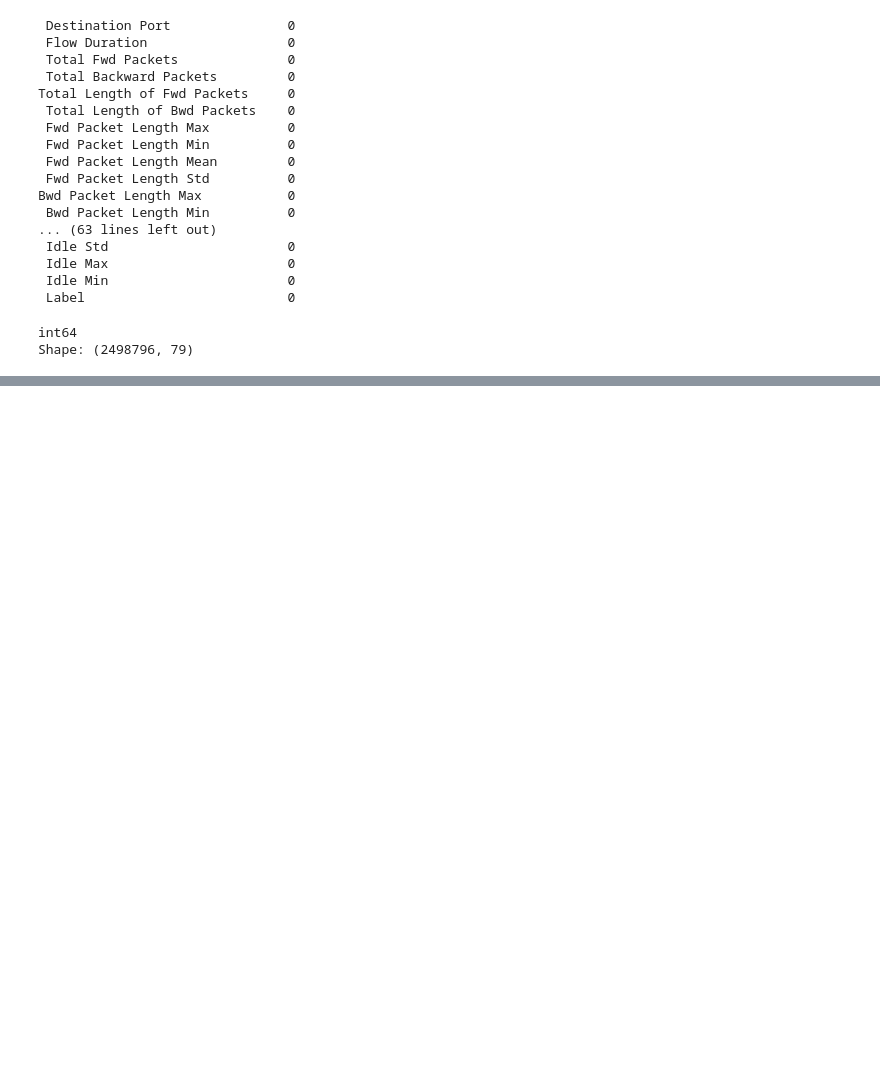
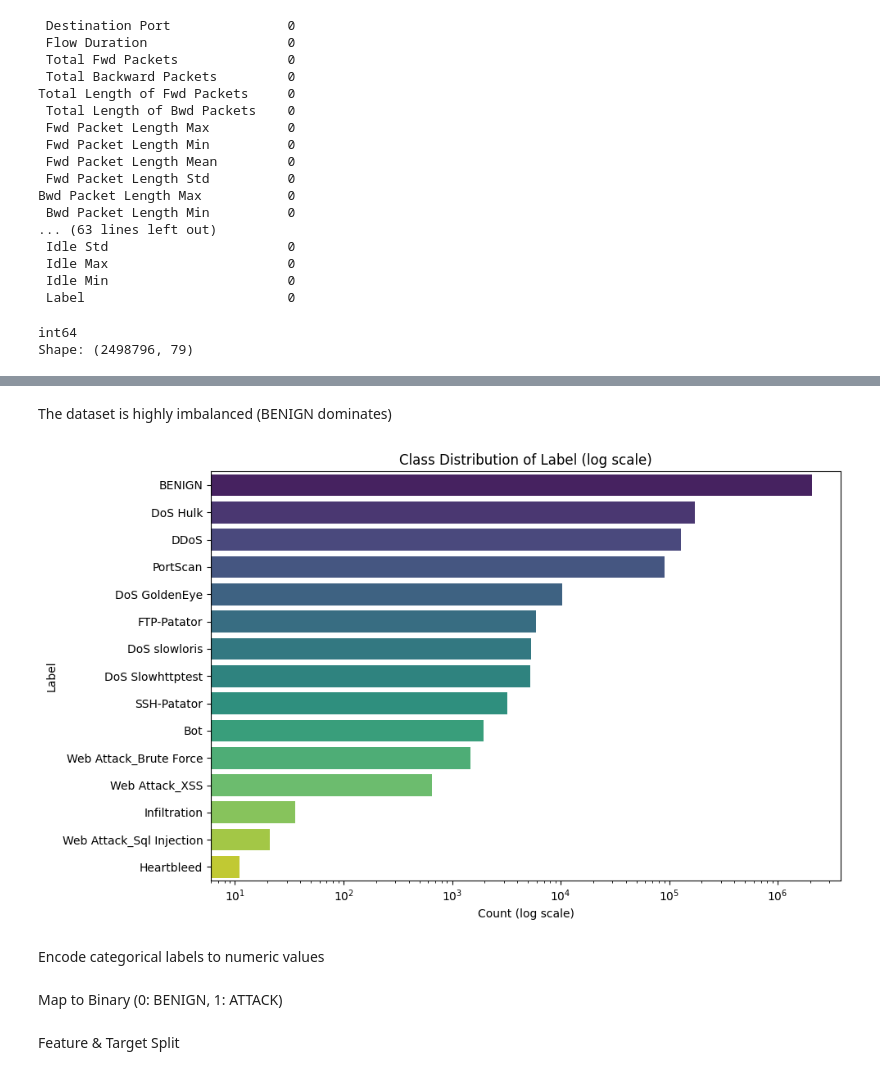
Before and after one commit to Team4-Project2-Sic/Network-Intrusion_Project2_SIC, a Jupyter notebook: project2_Sic_Coding.ipynb, the cells around one changed output, grey strips where cells are left out. Drawn from its saved outputs; the diff is of its cells as text; code cells hidden in the pictures; blank space fills up the shorter version.

Commit message:
Update project notebook

```diff
--- a/project2_Sic_Coding.ipynb
+++ b/project2_Sic_Coding.ipynb
@@ -10,7 +11,7 @@ warnings.filterwarnings("ignore")
 # %% [markdown]
 Read Data
 # %%
-df_data = pd.read_csv("E:\Projects SIC\Project 2\combinenew.csv")
+df_data = pd.read_csv("E:\Radwa CS\SIC - AI\Project 2\combinenew.csv")
 df_data.shape
 # %% [output]
 (2830744, 79)
@@ -168,0 +172,6 @@ Shape: (2498796, 79)
+# %%
+label_counts = df_data['Label'].value_counts()
+label_percentage = df_data['Label'].value_counts(normalize=True) * 100
+
+distribution = pd.DataFrame({'Count': label_counts, 'Percentage': label_percentage.round(3)})
+print(distribution)
@@ -168,0 +196,15 @@ Shape: (2498796, 79)
+# %% [markdown]
+The dataset is highly imbalanced (BENIGN dominates)
+# %%
+plt.figure(figsize=(10, 6))
+sns.barplot(x=label_counts.values, y=label_counts.index, palette='viridis')
+plt.xscale('log')
+plt.xlabel('Count (log scale)')
+plt.ylabel('Label')
+plt.title('Class Distribution of Label (log scale)')
+plt.tight_layout()
+plt.show()
+# %% [output]
+[figure, added]
+# %% [markdown]
+Encode categorical labels to numeric values
@@ -168,0 +214,2 @@ Shape: (2498796, 79)
+# %% [markdown]
+Map to Binary (0: BENIGN, 1: ATTACK)
@@ -168,0 +218,2 @@ Shape: (2498796, 79)
+# %% [markdown]
+Feature & Target Split
```
Also changed, not shown: parts of 15 cells of this notebook.
